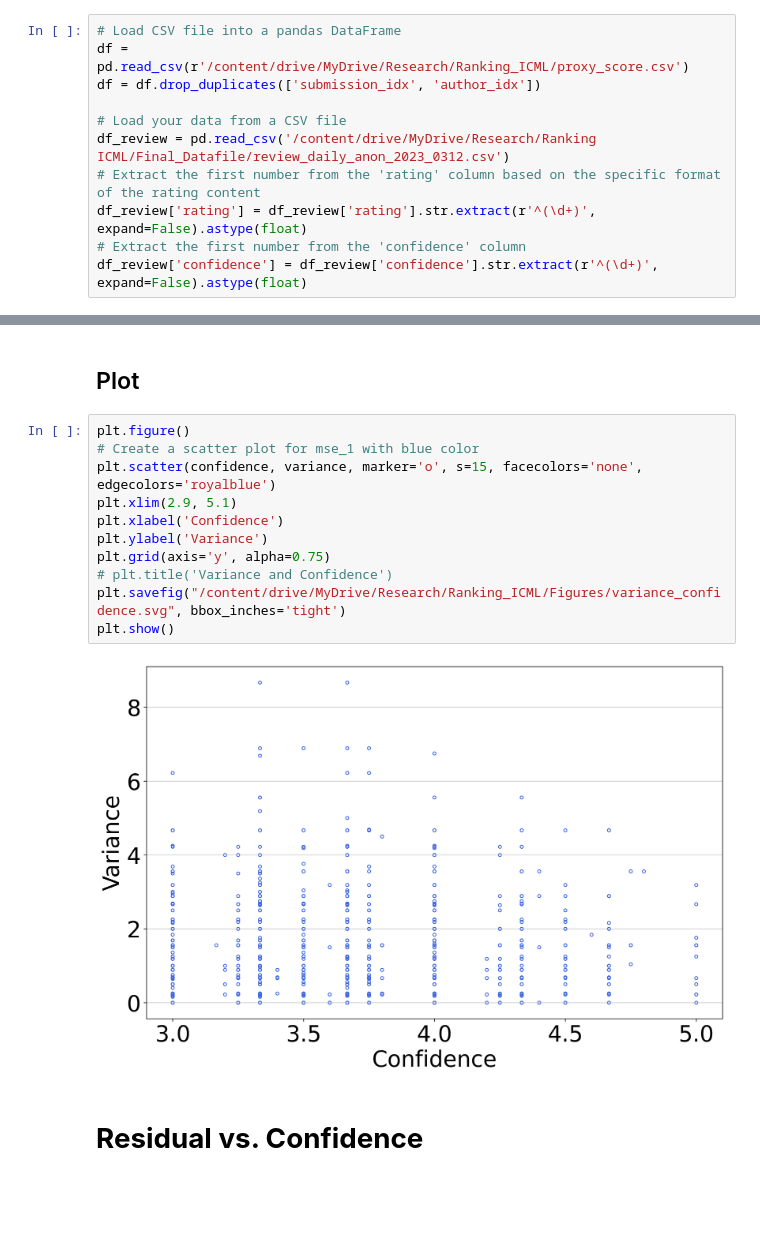
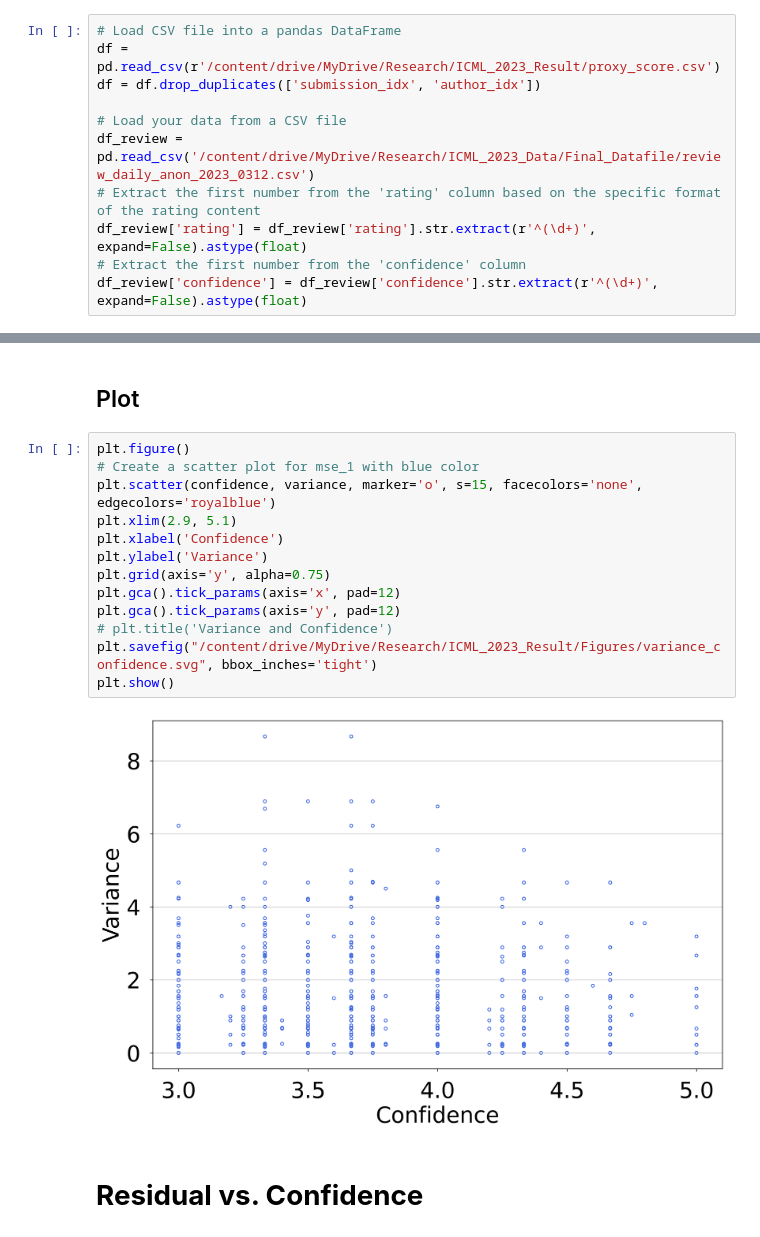
Before and after one commit to BuxinSu/ICML_2023_Ranking, a Jupyter notebook: Notebooks/Confidence_single_iso_residual.ipynb, the cells around one changed output, grey strips where cells are left out. Drawn from its saved outputs; the diff is of its cells as text; blank space fills up the shorter version.

```diff
--- a/Notebooks/Confidence_single_iso_residual.ipynb
+++ b/Notebooks/Confidence_single_iso_residual.ipynb
@@ -32,11 +32,11 @@ plt.rcParams['figure.dpi'] = 300  # dots per inch
 # **Load CSV file into a pandas DataFrame**
 # %%
 # Load CSV file into a pandas DataFrame
-df = pd.read_csv(r'/content/drive/MyDrive/Research/Ranking_ICML/proxy_score.csv')
+df = pd.read_csv(r'/content/drive/MyDrive/Research/ICML_2023_Result/proxy_score.csv')
 df = df.drop_duplicates(['submission_idx', 'author_idx'])
 
 # Load your data from a CSV file
-df_review = pd.read_csv('/content/drive/MyDrive/Research/Ranking ICML/Final_Datafile/review_daily_anon_2023_0312.csv')
+df_review = pd.read_csv('/content/drive/MyDrive/Research/ICML_2023_Data/Final_Datafile/review_daily_anon_2023_0312.csv')
 # Extract the first number from the 'rating' column based on the specific format of the rating content
 df_review['rating'] = df_review['rating'].str.extract(r'^(\d+)', expand=False).astype(float)
 # Extract the first number from the 'confidence' column
@@ -176,16 +178,18 @@ print(correlation)
 # %%
 plt.figure()
 # Create a scatter plot for mse_1 with blue color
 plt.scatter(confidence, variance, marker='o', s=15, facecolors='none', edgecolors='royalblue')
 plt.xlim(2.9, 5.1)
 plt.xlabel('Confidence')
 plt.ylabel('Variance')
 plt.grid(axis='y', alpha=0.75)
+plt.gca().tick_params(axis='x', pad=12)
+plt.gca().tick_params(axis='y', pad=12)
 # plt.title('Variance and Confidence')
-plt.savefig("/content/drive/MyDrive/Research/Ranking_ICML/Figures/variance_confidence.svg", bbox_inches='tight')
+plt.savefig("/content/drive/MyDrive/Research/ICML_2023_Result/Figures/variance_confidence.svg", bbox_inches='tight')
 plt.show()
 # %% [output]
-[figure, old version]
+[figure, new version]
 # %% [markdown]
 # **Residual vs. Confidence**
 # %%
```
Also changed, not shown: parts of 2 cells of this notebook.
